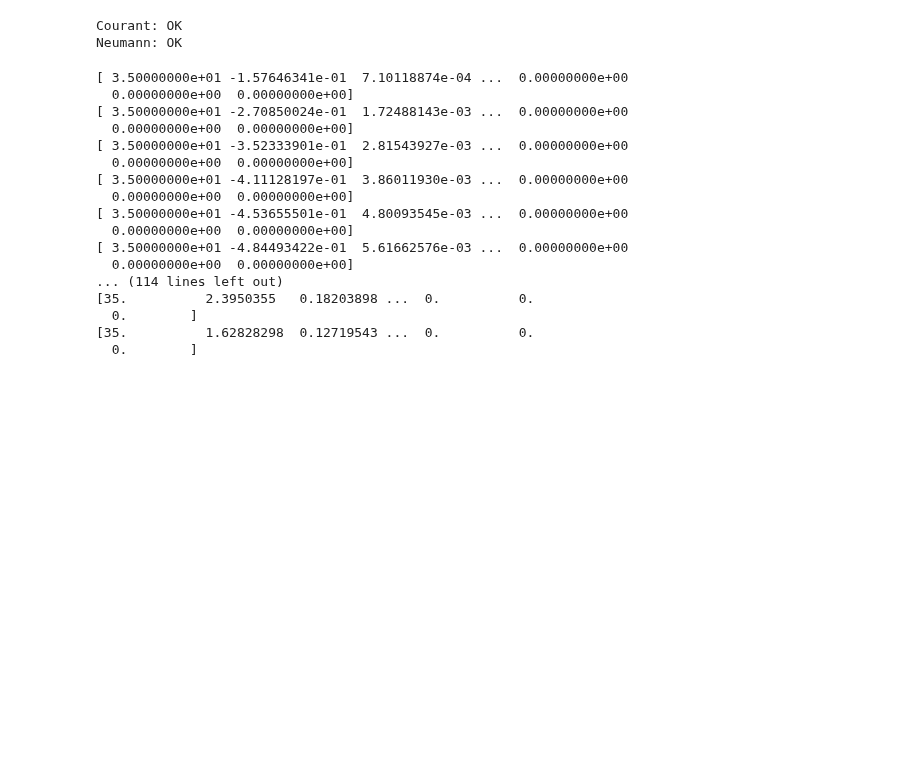
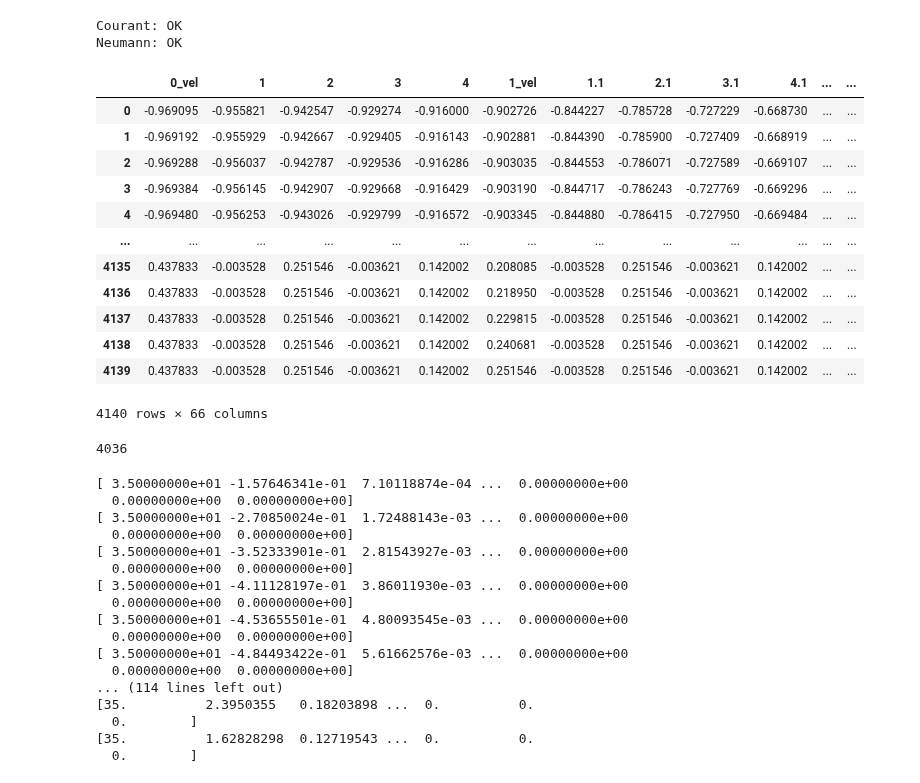
Before and after one commit to CostaNathan/doctorate, a Jupyter notebook: Trabalho_3/fluxo_3.ipynb, the cells around one changed output. Drawn from its saved outputs; the diff is of its cells as text; code cells hidden in the pictures; blank space fills up the shorter version.

```diff
--- a/Trabalho_3/fluxo_3.ipynb
+++ b/Trabalho_3/fluxo_3.ipynb
@@ -253,6 +253,26 @@ A = sp.csr_matrix(A)
 # %% [output]
 Courant: OK
 Neumann: OK
+# %%
+df
+# %% [output]
+|  | 0_vel | 1 | 2 | 3 | 4 | 1_vel | 1.1 | 2.1 | 3.1 | 4.1 | ... | ... |
+| 0 | -0.969095 | -0.955821 | -0.942547 | -0.929274 | -0.916000 | -0.902726 | -0.844227 | -0.785728 | -0.727229 | -0.668730 | ... | ... |
+| 1 | -0.969192 | -0.955929 | -0.942667 | -0.929405 | -0.916143 | -0.902881 | -0.844390 | -0.785900 | -0.727409 | -0.668919 | ... | ... |
+| 2 | -0.969288 | -0.956037 | -0.942787 | -0.929536 | -0.916286 | -0.903035 | -0.844553 | -0.786071 | -0.727589 | -0.669107 | ... | ... |
+| 3 | -0.969384 | -0.956145 | -0.942907 | -0.929668 | -0.916429 | -0.903190 | -0.844717 | -0.786243 | -0.727769 | -0.669296 | ... | ... |
+| 4 | -0.969480 | -0.956253 | -0.943026 | -0.929799 | -0.916572 | -0.903345 | -0.844880 | -0.786415 | -0.727950 | -0.669484 | ... | ... |
+| ... | ... | ... | ... | ... | ... | ... | ... | ... | ... | ... | ... | ... |
+| 4135 | 0.437833 | -0.003528 | 0.251546 | -0.003621 | 0.142002 | 0.208085 | -0.003528 | 0.251546 | -0.003621 | 0.142002 | ... | ... |
+| 4136 | 0.437833 | -0.003528 | 0.251546 | -0.003621 | 0.142002 | 0.218950 | -0.003528 | 0.251546 | -0.003621 | 0.142002 | ... | ... |
+| 4137 | 0.437833 | -0.003528 | 0.251546 | -0.003621 | 0.142002 | 0.229815 | -0.003528 | 0.251546 | -0.003621 | 0.142002 | ... | ... |
+| 4138 | 0.437833 | -0.003528 | 0.251546 | -0.003621 | 0.142002 | 0.240681 | -0.003528 | 0.251546 | -0.003621 | 0.142002 | ... | ... |
+| 4139 | 0.437833 | -0.003528 | 0.251546 | -0.003621 | 0.142002 | 0.251546 | -0.003528 | 0.251546 | -0.003621 | 0.142002 | ... | ... |
+4140 rows × 66 columns
+# %%
+len(x)
+# %% [output]
+4036
 # %%
 #===============================================================
 # Iterações no tempo e no espaço
```
